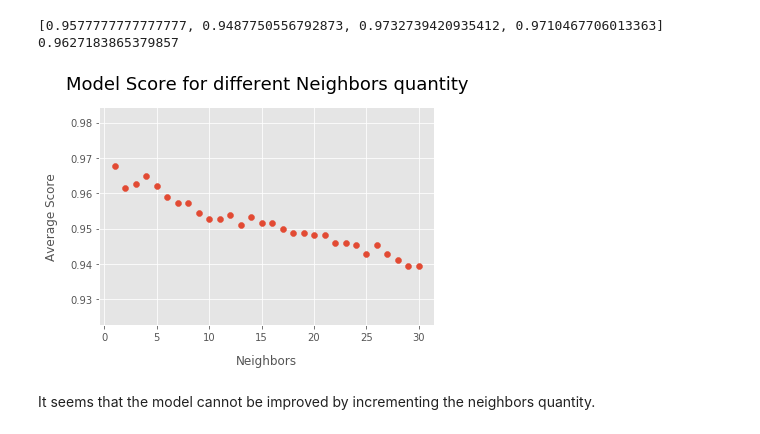
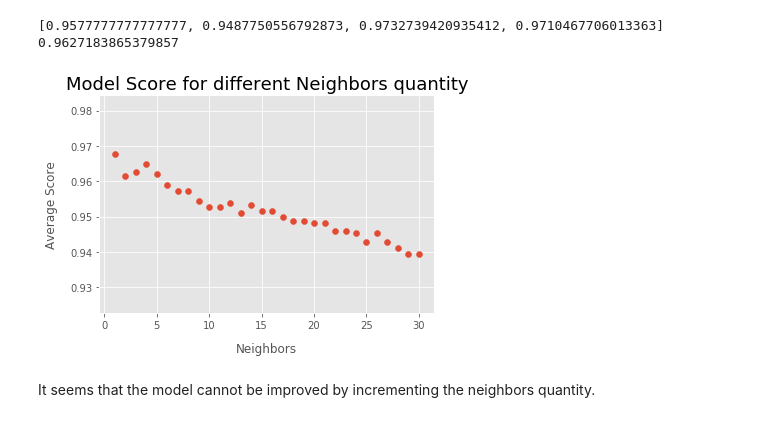
Before and after one commit to dataludus/building-a-handwritten-digits-classifier, a Jupyter notebook: Basics.ipynb, the cells around one changed output. Cells and saved outputs as stored; diff of their text form; code cells hidden in the pictures.

```diff
--- a/Basics.ipynb
+++ b/Basics.ipynb
@@ -93,7 +94,7 @@ Targets
 # %% [markdown]
 ## K-Nearest Neighbor modeling
 # %%
-def train(X, y, n):
+def train(X, y, n, learning_rate_init=0.001):
     """
     Train a K-Nearest Neighbor model and return the trained model
     """
@@ -109,7 +110,7 @@ def test(model, X_test, y_test):
     score = model.score(X_test, y_test)
     return score
 
-def cross_validate(features, labels, n, n_folds=4):
+def cross_validate(features, labels, n, n_folds=4, learning_rate_init=0.001):
     """
     Validation based on train/test split using K-Folding
     """
@@ -122,7 +123,7 @@ def cross_validate(features, labels, n, n_folds=4):
         X_test = features.loc[test_idx]
         y_test = labels.loc[test_idx]
 
-        model = train(X, y, n)
+        model = train(X, y, n, learning_rate_init=learning_rate_init)
         model_score = test(model, X_test, y_test)
         accuracies.append(model_score)
 
@@ -143,13 +144,13 @@ for n in neighbor_q:
 # %%
 ax = plt.subplot()
 plt.scatter(neighbor_q, avg_scores)
 # Plot setup
-ax.set_title('Model Score for different Neighbors quantity', size=18, pad=18)
+ax.set_title('Model Score for different Neighbors quantity', size=18)
 ax.set_ylabel('Average Score', labelpad=12)
 ax.set_xlabel('Neighbors', labelpad=12)
 plt.show()
 # %% [output]
-[figure, old version]
+[figure, new version]
 # %% [markdown]
 It seems that the model cannot be improved by incrementing the neighbors quantity.
 # %% [markdown]
```
Also changed, not shown: parts of 26 cells of this notebook.
